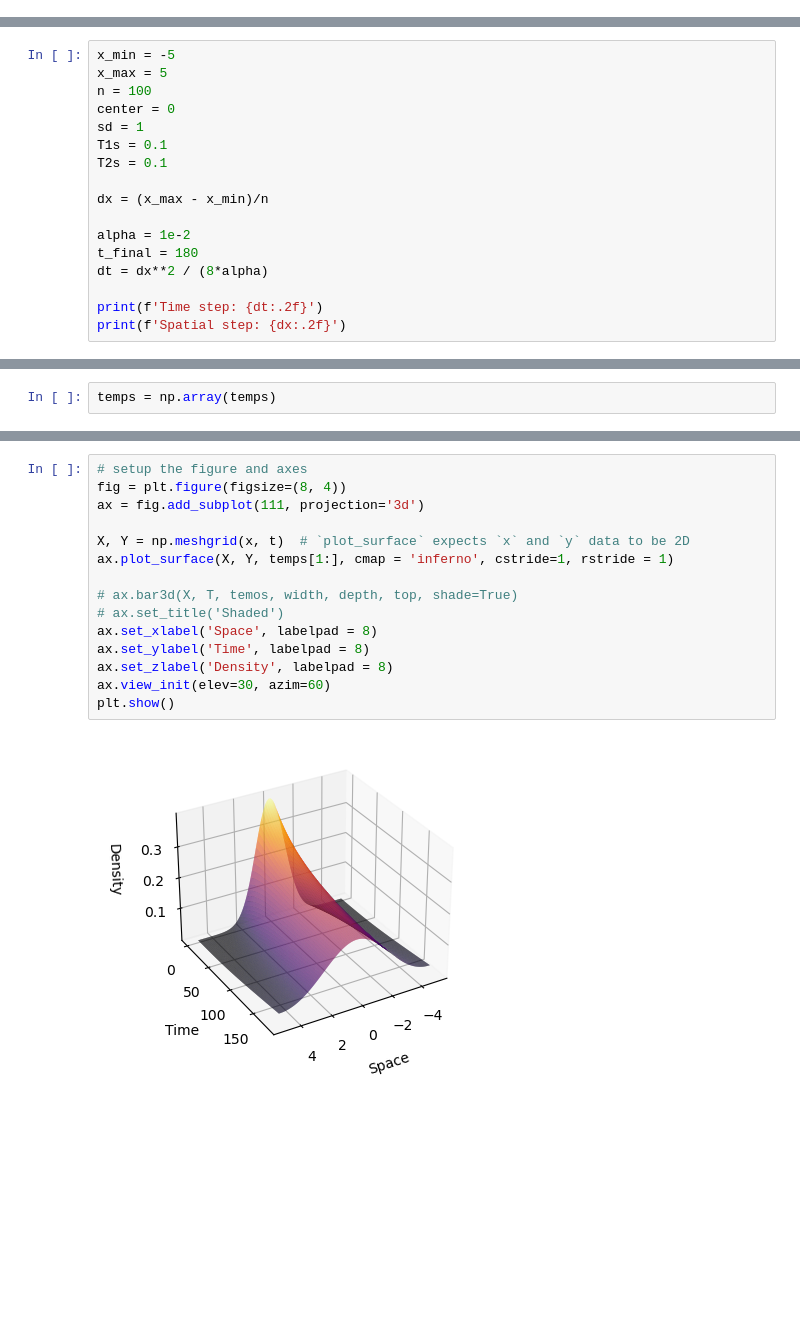
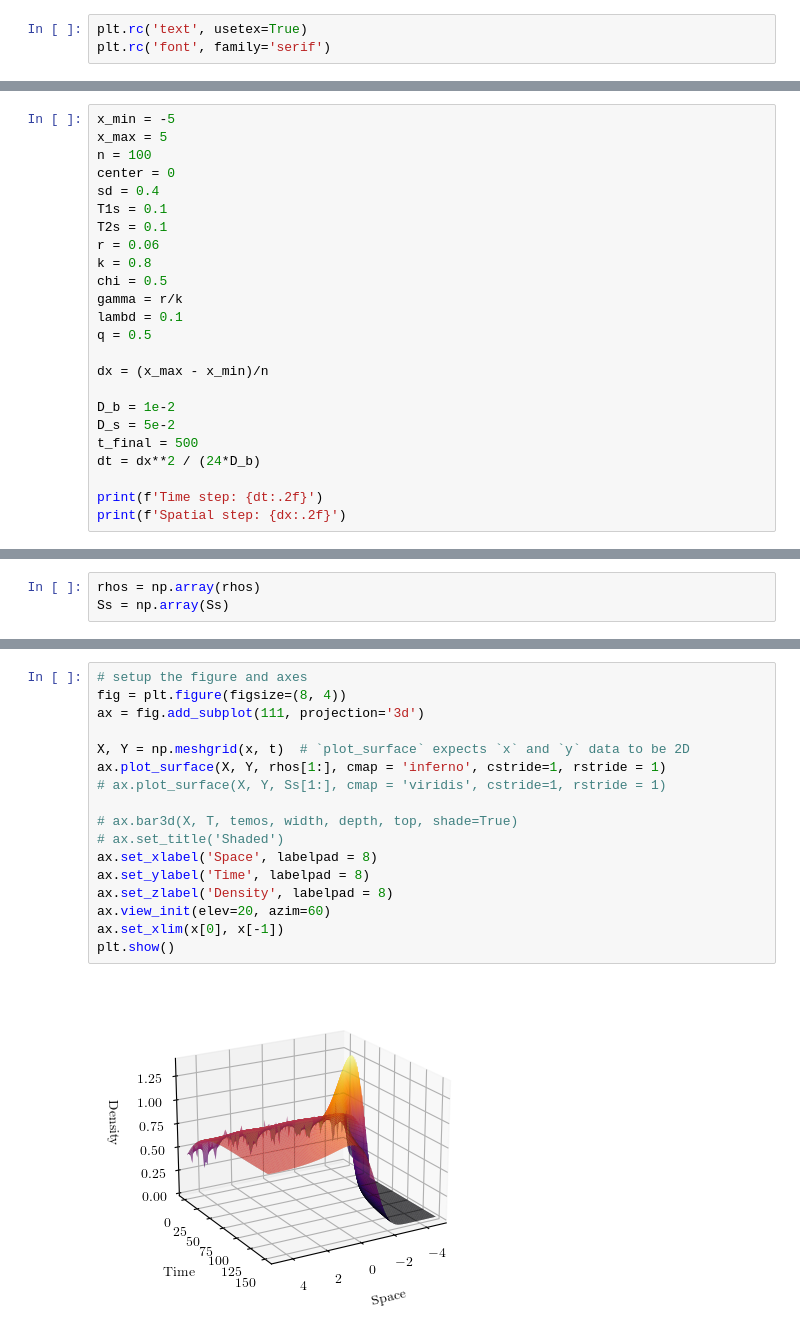
Before and after one commit to henauts/QECO, a Jupyter notebook: Codes/Diffusion_equation.ipynb, the cells around one changed output, grey strips where cells are left out. Drawn from its saved outputs; the diff is of its cells as text; blank space fills up the shorter version.

```diff
--- a/Codes/Diffusion_equation.ipynb
+++ b/Codes/Diffusion_equation.ipynb
@@ -59,0 +85,3 @@ import scipy.stats as st
+# %%
+plt.rc('text', usetex=True)
+plt.rc('font', family='serif')
@@ -78,15 +122,22 @@ x_min = -5
 x_max = 5
 n = 100
 center = 0
-sd = 1
+sd = 0.4
 T1s = 0.1
 T2s = 0.1
+r = 0.06
+k = 0.8
+chi = 0.5
+gamma = r/k
+lambd = 0.1
+q = 0.5
 
 dx = (x_max - x_min)/n
 
-alpha = 1e-2
-t_final = 180
-dt = dx**2 / (8*alpha)
+D_b = 1e-2
+D_s = 5e-2
+t_final = 500
+dt = dx**2 / (24*D_b)
 
 print(f'Time step: {dt:.2f}')
 print(f'Spatial step: {dx:.2f}')
@@ -137,2 +223,3 @@ plt.show()
 # %%
-temps = np.array(temps)
+rhos = np.array(rhos)
+Ss = np.array(Ss)
@@ -139,17 +241,19 @@ temps = np.array(temps)
 # %%
 # setup the figure and axes
 fig = plt.figure(figsize=(8, 4))
 ax = fig.add_subplot(111, projection='3d')
 
 X, Y = np.meshgrid(x, t)  # `plot_surface` expects `x` and `y` data to be 2D
-ax.plot_surface(X, Y, temps[1:], cmap = 'inferno', cstride=1, rstride = 1)
+ax.plot_surface(X, Y, rhos[1:], cmap = 'inferno', cstride=1, rstride = 1)
+# ax.plot_surface(X, Y, Ss[1:], cmap = 'viridis', cstride=1, rstride = 1)
 
 # ax.bar3d(X, T, temos, width, depth, top, shade=True)
 # ax.set_title('Shaded')
 ax.set_xlabel('Space', labelpad = 8)
 ax.set_ylabel('Time', labelpad = 8)
 ax.set_zlabel('Density', labelpad = 8)
-ax.view_init(elev=30, azim=60)
+ax.view_init(elev=20, azim=60)
+ax.set_xlim(x[0], x[-1])
 plt.show()
 # %% [output]
-[figure, old version]
+[figure, new version]
```
Also changed, not shown: parts of 21 cells of this notebook.
